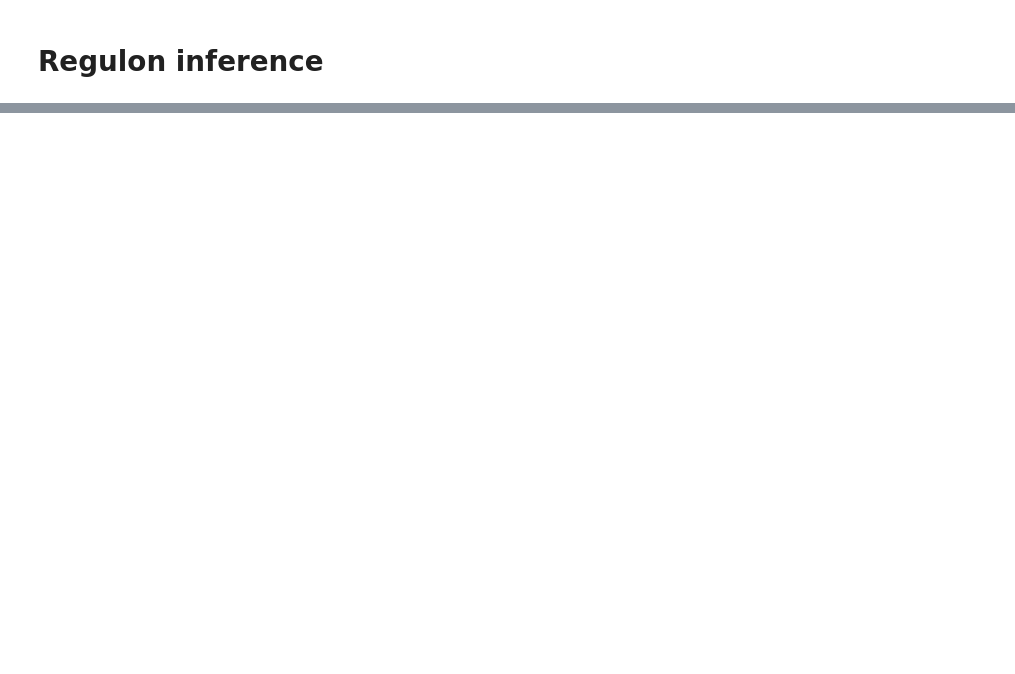
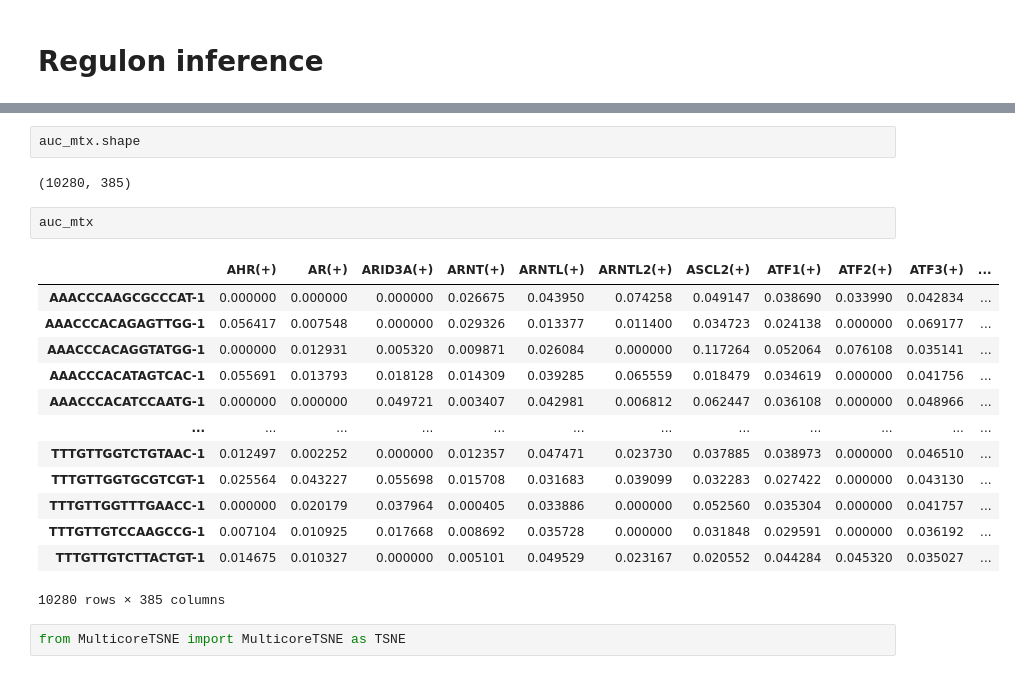
Before and after one commit to adelomana/education, a Jupyter notebook: scGBM/final_scenic.ipynb, the cells around one changed output, grey strips where cells are left out. Saved outputs shown, nothing was run; the diff lists cells and outputs as text; blank space fills up the shorter version.

```diff
--- a/scGBM/final_scenic.ipynb
+++ b/scGBM/final_scenic.ipynb
@@ -59,0 +112,22 @@ print(cmd)
+# %%
+auc_mtx.shape
+# %% [output]
+(10280, 385)
+# %%
+auc_mtx
+# %% [output]
+|  | AHR(+) | AR(+) | ARID3A(+) | ARNT(+) | ARNTL(+) | ARNTL2(+) | ASCL2(+) | ATF1(+) | ATF2(+) | ATF3(+) | ... |
+| AAACCCAAGCGCCCAT-1 | 0.000000 | 0.000000 | 0.000000 | 0.026675 | 0.043950 | 0.074258 | 0.049147 | 0.038690 | 0.033990 | 0.042834 | ... |
+| AAACCCACAGAGTTGG-1 | 0.056417 | 0.007548 | 0.000000 | 0.029326 | 0.013377 | 0.011400 | 0.034723 | 0.024138 | 0.000000 | 0.069177 | ... |
+| AAACCCACAGGTATGG-1 | 0.000000 | 0.012931 | 0.005320 | 0.009871 | 0.026084 | 0.000000 | 0.117264 | 0.052064 | 0.076108 | 0.035141 | ... |
+| AAACCCACATAGTCAC-1 | 0.055691 | 0.013793 | 0.018128 | 0.014309 | 0.039285 | 0.065559 | 0.018479 | 0.034619 | 0.000000 | 0.041756 | ... |
+| AAACCCACATCCAATG-1 | 0.000000 | 0.000000 | 0.049721 | 0.003407 | 0.042981 | 0.006812 | 0.062447 | 0.036108 | 0.000000 | 0.048966 | ... |
+| ... | ... | ... | ... | ... | ... | ... | ... | ... | ... | ... | ... |
+| TTTGTTGGTCTGTAAC-1 | 0.012497 | 0.002252 | 0.000000 | 0.012357 | 0.047471 | 0.023730 | 0.037885 | 0.038973 | 0.000000 | 0.046510 | ... |
+| TTTGTTGGTGCGTCGT-1 | 0.025564 | 0.043227 | 0.055698 | 0.015708 | 0.031683 | 0.039099 | 0.032283 | 0.027422 | 0.000000 | 0.043130 | ... |
+| TTTGTTGGTTTGAACC-1 | 0.000000 | 0.020179 | 0.037964 | 0.000405 | 0.033886 | 0.000000 | 0.052560 | 0.035304 | 0.000000 | 0.041757 | ... |
+| TTTGTTGTCCAAGCCG-1 | 0.007104 | 0.010925 | 0.017668 | 0.008692 | 0.035728 | 0.000000 | 0.031848 | 0.029591 | 0.000000 | 0.036192 | ... |
+| TTTGTTGTCTTACTGT-1 | 0.014675 | 0.010327 | 0.000000 | 0.005101 | 0.049529 | 0.023167 | 0.020552 | 0.044284 | 0.045320 | 0.035027 | ... |
+10280 rows × 385 columns
+# %%
+from MulticoreTSNE import MulticoreTSNE as TSNE
```
Also changed, not shown: parts of 24 cells of this notebook.
